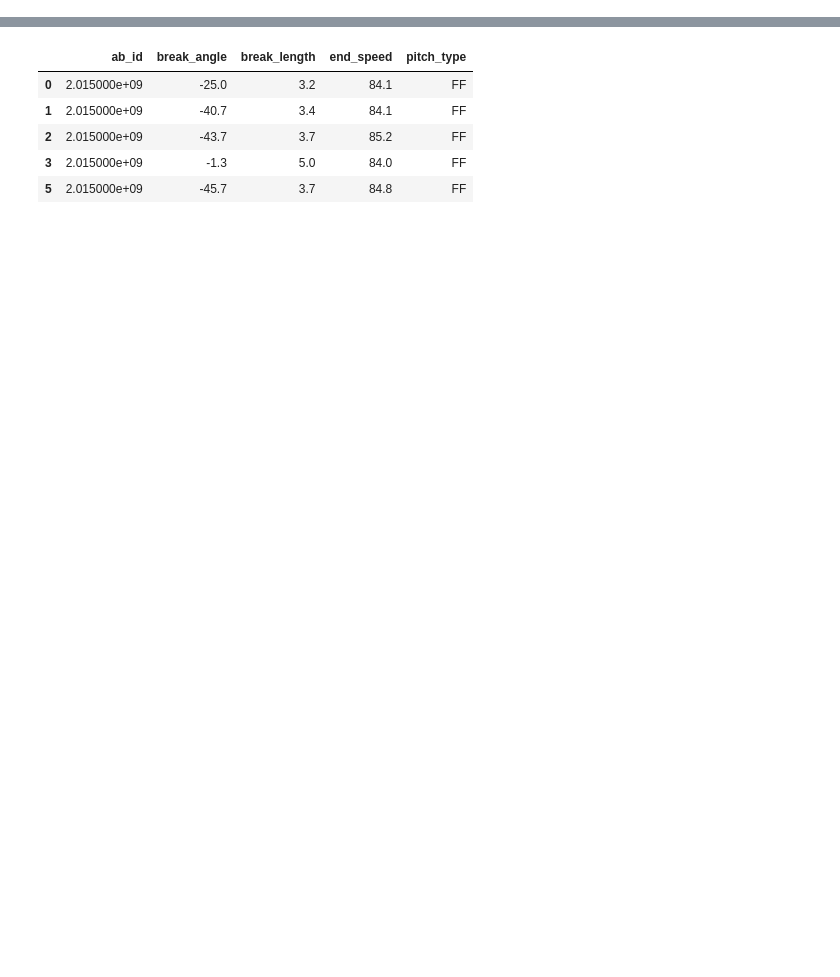
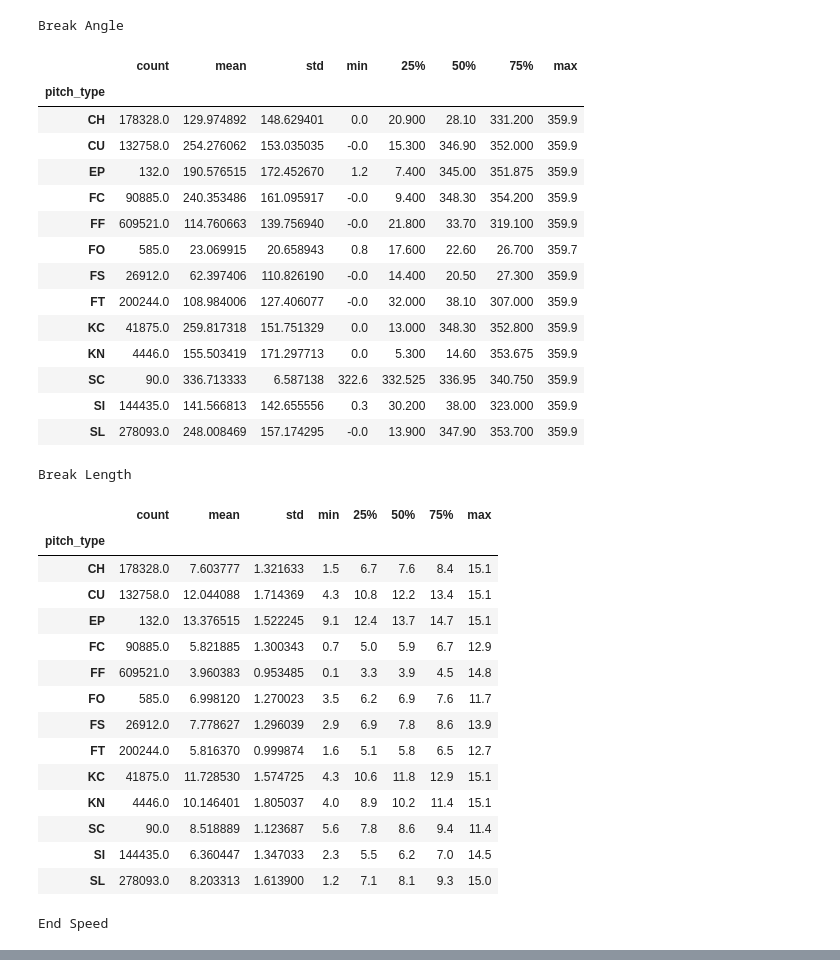
Before and after one commit to rasimon22/CSE7324, a Jupyter notebook: Lab1/PitchStats.ipynb, the cells around one changed output, grey strips where cells are left out. Drawn from its saved outputs; the diff is of its cells as text; code cells hidden in the pictures; blank space fills up the shorter version.

```diff
--- a/Lab1/PitchStats.ipynb
+++ b/Lab1/PitchStats.ipynb
@@ -41,0 +23,47 @@ df.groupby(by=['pitch_type']).describe()
+# %%
+import numpy as np
+desc = df[['break_angle', 'break_length', 'end_speed', 'pitch_type']].groupby('pitch_type').describe()
+pd.options.display.max_columns = None
+#remove wild pitches or intentional walks as break length outliers. Code sourced from https://stackoverflow.com/questions/23199796/detect-and-exclude-outliers-in-pandas-data-frame
+df = df[np.abs(df.break_length-df.break_length.mean()) <= (3*df.break_length.std())]
+desc = df[['break_angle', 'break_length', 'end_speed', 'pitch_type']].groupby('pitch_type').describe()
+print("Break Angle")
+display(desc['break_angle'])
+print("Break Length")
+display(desc['break_length'])
+print("End Speed")
+display(desc['end_speed'])
+# %% [output]
+Break Angle
+|  | count | mean | std | min | 25% | 50% | 75% | max |
+| pitch_type |  |  |  |  |  |  |  |  |
+| CH | 178328.0 | 129.974892 | 148.629401 | 0.0 | 20.900 | 28.10 | 331.200 | 359.9 |
+| CU | 132758.0 | 254.276062 | 153.035035 | -0.0 | 15.300 | 346.90 | 352.000 | 359.9 |
+| EP | 132.0 | 190.576515 | 172.452670 | 1.2 | 7.400 | 345.00 | 351.875 | 359.9 |
+| FC | 90885.0 | 240.353486 | 161.095917 | -0.0 | 9.400 | 348.30 | 354.200 | 359.9 |
+| FF | 609521.0 | 114.760663 | 139.756940 | -0.0 | 21.800 | 33.70 | 319.100 | 359.9 |
+| FO | 585.0 | 23.069915 | 20.658943 | 0.8 | 17.600 | 22.60 | 26.700 | 359.7 |
+| FS | 26912.0 | 62.397406 | 110.826190 | -0.0 | 14.400 | 20.50 | 27.300 | 359.9 |
+| FT | 200244.0 | 108.984006 | 127.406077 | -0.0 | 32.000 | 38.10 | 307.000 | 359.9 |
+| KC | 41875.0 | 259.817318 | 151.751329 | 0.0 | 13.000 | 348.30 | 352.800 | 359.9 |
+| KN | 4446.0 | 155.503419 | 171.297713 | 0.0 | 5.300 | 14.60 | 353.675 | 359.9 |
+| SC | 90.0 | 336.713333 | 6.587138 | 322.6 | 332.525 | 336.95 | 340.750 | 359.9 |
+| SI | 144435.0 | 141.566813 | 142.655556 | 0.3 | 30.200 | 38.00 | 323.000 | 359.9 |
+| SL | 278093.0 | 248.008469 | 157.174295 | -0.0 | 13.900 | 347.90 | 353.700 | 359.9 |
+Break Length
+|  | count | mean | std | min | 25% | 50% | 75% | max |
+| pitch_type |  |  |  |  |  |  |  |  |
+| CH | 178328.0 | 7.603777 | 1.321633 | 1.5 | 6.7 | 7.6 | 8.4 | 15.1 |
+| CU | 132758.0 | 12.044088 | 1.714369 | 4.3 | 10.8 | 12.2 | 13.4 | 15.1 |
+| EP | 132.0 | 13.376515 | 1.522245 | 9.1 | 12.4 | 13.7 | 14.7 | 15.1 |
+| FC | 90885.0 | 5.821885 | 1.300343 | 0.7 | 5.0 | 5.9 | 6.7 | 12.9 |
+| FF | 609521.0 | 3.960383 | 0.953485 | 0.1 | 3.3 | 3.9 | 4.5 | 14.8 |
+| FO | 585.0 | 6.998120 | 1.270023 | 3.5 | 6.2 | 6.9 | 7.6 | 11.7 |
+| FS | 26912.0 | 7.778627 | 1.296039 | 2.9 | 6.9 | 7.8 | 8.6 | 13.9 |
+| FT | 200244.0 | 5.816370 | 0.999874 | 1.6 | 5.1 | 5.8 | 6.5 | 12.7 |
+| KC | 41875.0 | 11.728530 | 1.574725 | 4.3 | 10.6 | 11.8 | 12.9 | 15.1 |
+| KN | 4446.0 | 10.146401 | 1.805037 | 4.0 | 8.9 | 10.2 | 11.4 | 15.1 |
+| SC | 90.0 | 8.518889 | 1.123687 | 5.6 | 7.8 | 8.6 | 9.4 | 11.4 |
+| SI | 144435.0 | 6.360447 | 1.347033 | 2.3 | 5.5 | 6.2 | 7.0 | 14.5 |
+| SL | 278093.0 | 8.203313 | 1.613900 | 1.2 | 7.1 | 8.1 | 9.3 | 15.0 |
+End Speed
@@ -46,7 +89,7 @@ change_up = df[df.pitch_type == 'CH']
 curve_ball = df[df.pitch_type == 'CB']
 eephus = df[df.pitch_type == 'EP']
 cutter = df[df.pitch_type == 'FC']
-pitchout = df[df.pitch_type == 'FO' or df.pitch_type == 'PO']
+pitchout = df[df.pitch_type == 'FO']
 splitter = df[df.pitch_type == 'FS']
 two_seam_fastball = df[df.pitch_type == 'FT']
 intentional_ball = df[df.pitch_type == 'IN']
@@ -55,12 +98,3 @@ knuckle_ball = df[df.pitch_type == 'KN']
 screwball = df[df.pitch_type == 'SC']
 sinker = df[df.pitch_type == 'SI']
 slider = df[df.pitch_type == 'SL']
-
-fast_ball[['ab_id','break_angle', 'break_length', 'end_speed', 'pitch_type']].head()
-# %% [output]
-|  | ab_id | break_angle | break_length | end_speed | pitch_type |
-| 0 | 2.015000e+09 | -25.0 | 3.2 | 84.1 | FF |
-| 1 | 2.015000e+09 | -40.7 | 3.4 | 84.1 | FF |
-| 2 | 2.015000e+09 | -43.7 | 3.7 | 85.2 | FF |
-| 3 | 2.015000e+09 | -1.3 | 5.0 | 84.0 | FF |
-| 5 | 2.015000e+09 | -45.7 | 3.7 | 84.8 | FF |
```
Also changed, not shown: parts of 10 cells of this notebook, 1 other file.
